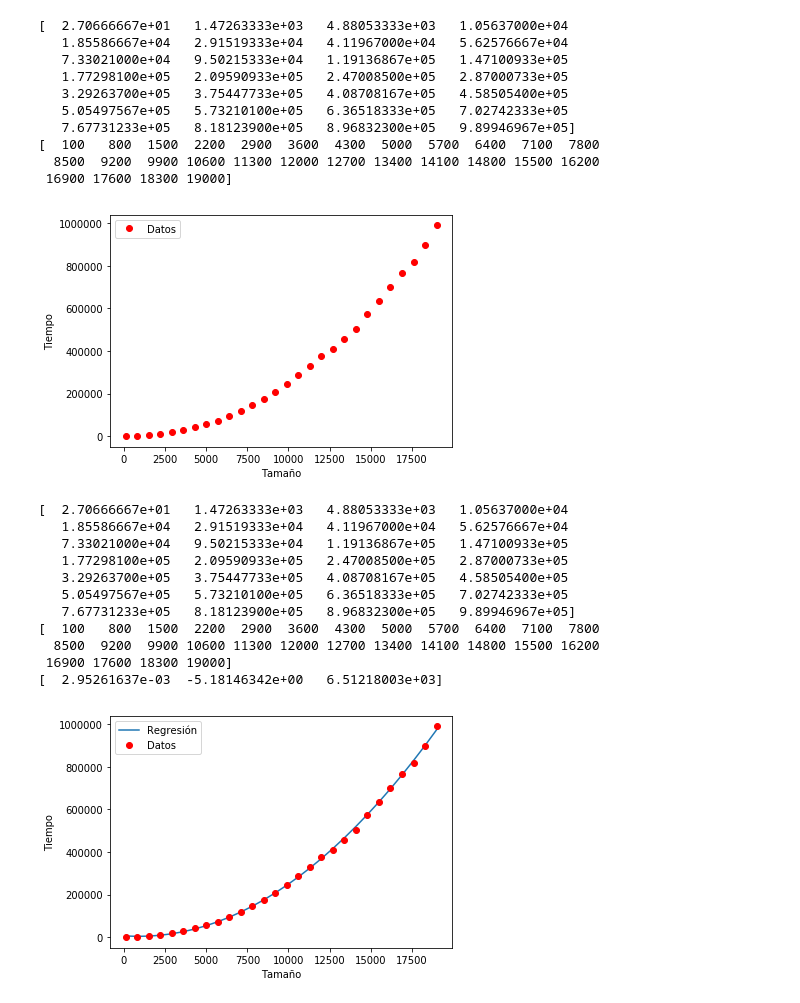
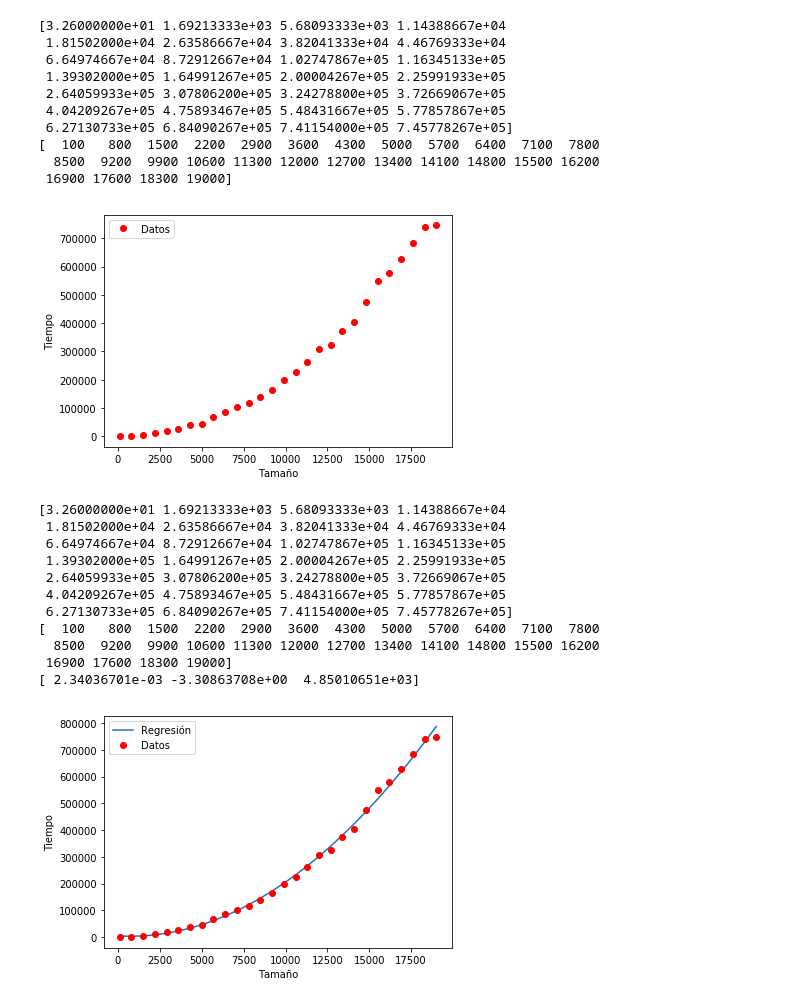
Before and after one commit to Asmilex/Algaritmica, a Jupyter notebook: Documentación/codigo/Exportagraficas.ipynb, the cells around one changed output. Drawn from its saved outputs; the diff is of its cells as text; code cells hidden in the pictures.

```diff
--- a/Documentación/codigo/Exportagraficas.ipynb
+++ b/Documentación/codigo/Exportagraficas.ipynb
@@ -28,7 +27,7 @@ plt.show()
 datasinmedia = np.loadtxt("resultados_burbuja.dat")
 medias = np.empty(28)
 for j in range(28):
-    medias[j]=np.mean(datasinmedia[j*30:(j+1)*30,1])
+    medias[j]=np.mean(datasinmedia[j*15:(j+1)*15,1])
 print(medias)
 
 datos = np.arange(100,19700,700)
@@ -43,54 +42,54 @@ plt.tight_layout()
 plt.savefig("burbuja_experimental.pdf")
 plt.show()
 # %% [output]
-[  2.70666667e+01   1.47263333e+03   4.88053333e+03   1.05637000e+04
-   1.85586667e+04   2.91519333e+04   4.11967000e+04   5.62576667e+04
-   7.33021000e+04   9.50215333e+04   1.19136867e+05   1.47100933e+05
-   1.77298100e+05   2.09590933e+05   2.47008500e+05   2.87000733e+05
-   3.29263700e+05   3.75447733e+05   4.08708167e+05   4.58505400e+05
-   5.05497567e+05   5.73210100e+05   6.36518333e+05   7.02742333e+05
-   7.67731233e+05   8.18123900e+05   8.96832300e+05   9.89946967e+05]
+[3.26000000e+01 1.69213333e+03 5.68093333e+03 1.14388667e+04
+ 1.81502000e+04 2.63586667e+04 3.82041333e+04 4.46769333e+04
+ 6.64974667e+04 8.72912667e+04 1.02747867e+05 1.16345133e+05
+ 1.39302000e+05 1.64991267e+05 2.00004267e+05 2.25991933e+05
+ 2.64059933e+05 3.07806200e+05 3.24278800e+05 3.72669067e+05
+ 4.04209267e+05 4.75893467e+05 5.48431667e+05 5.77857867e+05
+ 6.27130733e+05 6.84090267e+05 7.41154000e+05 7.45778267e+05]
 [  100   800  1500  2200  2900  3600  4300  5000  5700  6400  7100  7800
   8500  9200  9900 10600 11300 12000 12700 13400 14100 14800 15500 16200
  16900 17600 18300 19000]
-[figure, old version]
+[figure, new version]
 # %%
 datasinmedia = np.loadtxt("resultados_burbuja.dat")
 medias = np.empty(28)
 for j in range(28):
-    medias[j]=np.mean(datasinmedia[j*30:(j+1)*30,1])
+    medias[j]=np.mean(datasinmedia[j*15:(j+1)*15,1])
 print(medias)
 
 datos = np.arange(100,19700,700)
 print(datos)
 
 coefs = np.polyfit(datos[:], medias[:], 2)
 print(coefs)
 
 y = coefs[0]*datos*datos+coefs[1]*datos+coefs[2]
 
 plt.figure()
 plt.plot(datos,y,label="Regresión")
 plt.plot(datos[:], medias[:], color="red", marker="o", ls="none", label="Datos")
 plt.legend(loc="best")
 plt.xlabel("Tamaño")
 plt.ylabel("Tiempo")
 plt.tight_layout()
 plt.savefig("burbuja_regresion.pdf")
 plt.show()
 # %% [output]
-[  2.70666667e+01   1.47263333e+03   4.88053333e+03   1.05637000e+04
-   1.85586667e+04   2.91519333e+04   4.11967000e+04   5.62576667e+04
-   7.33021000e+04   9.50215333e+04   1.19136867e+05   1.47100933e+05
-   1.77298100e+05   2.09590933e+05   2.47008500e+05   2.87000733e+05
-   3.29263700e+05   3.75447733e+05   4.08708167e+05   4.58505400e+05
-   5.05497567e+05   5.73210100e+05   6.36518333e+05   7.02742333e+05
-   7.67731233e+05   8.18123900e+05   8.96832300e+05   9.89946967e+05]
+[3.26000000e+01 1.69213333e+03 5.68093333e+03 1.14388667e+04
+ 1.81502000e+04 2.63586667e+04 3.82041333e+04 4.46769333e+04
+ 6.64974667e+04 8.72912667e+04 1.02747867e+05 1.16345133e+05
+ 1.39302000e+05 1.64991267e+05 2.00004267e+05 2.25991933e+05
+ 2.64059933e+05 3.07806200e+05 3.24278800e+05 3.72669067e+05
+ 4.04209267e+05 4.75893467e+05 5.48431667e+05 5.77857867e+05
+ 6.27130733e+05 6.84090267e+05 7.41154000e+05 7.45778267e+05]
 [  100   800  1500  2200  2900  3600  4300  5000  5700  6400  7100  7800
   8500  9200  9900 10600 11300 12000 12700 13400 14100 14800 15500 16200
  16900 17600 18300 19000]
-[  2.95261637e-03  -5.18146342e+00   6.51218003e+03]
+[ 2.34036701e-03 -3.30863708e+00  4.85010651e+03]
-[figure, old version]
+[figure, new version]
 # %%
 datasinmedia = np.loadtxt("resultados_hanoi.dat")
 medias = np.empty(28)
```
Also changed, not shown: parts of 2 cells of this notebook, 15 other files.
